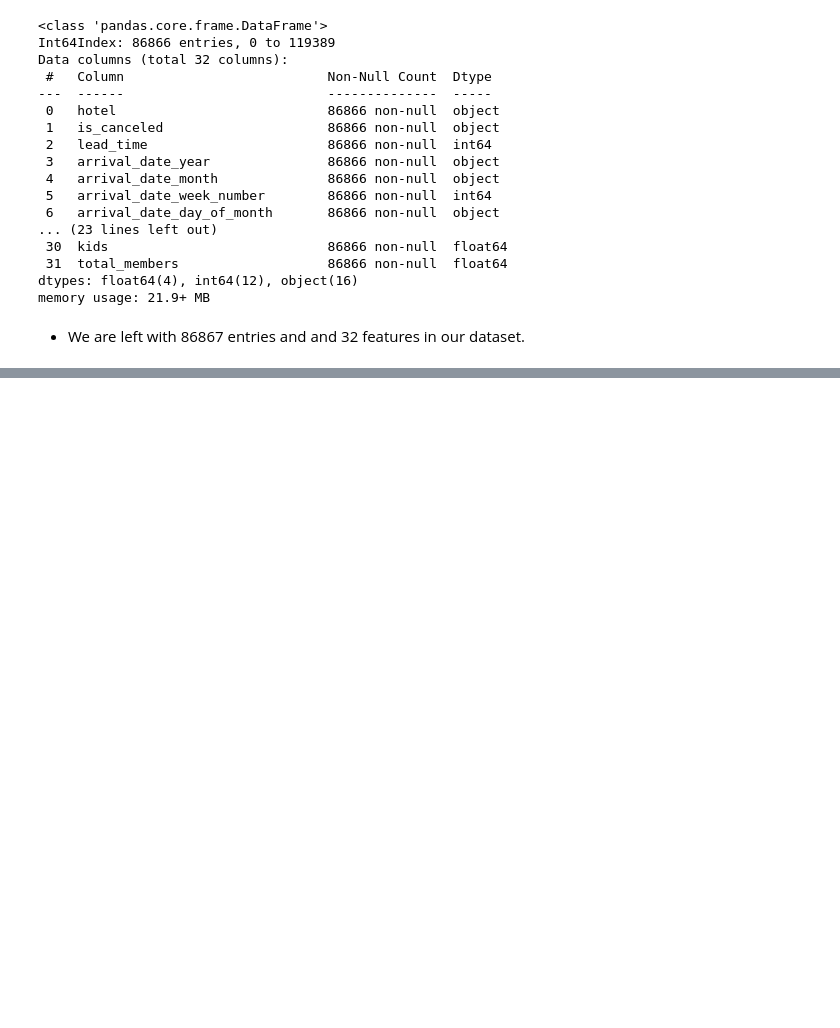
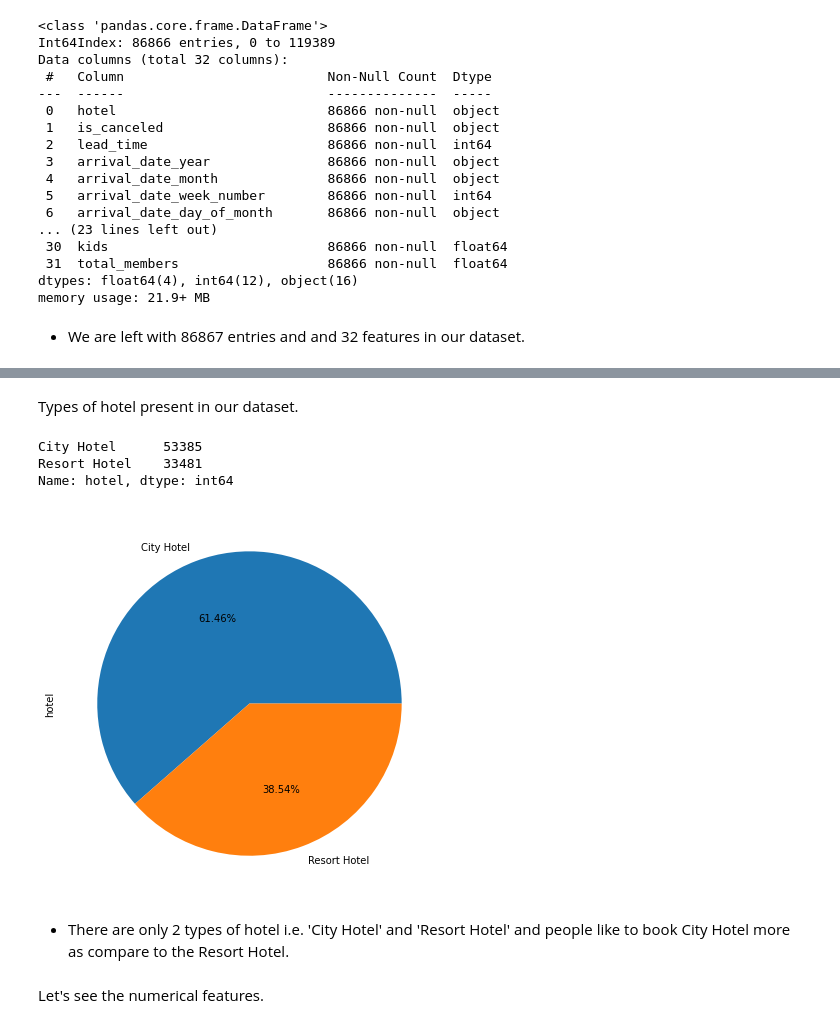
Before and after one commit to B-Murali-Krishna/Hotel-Booking-Analysis---Capstone-Project, a Jupyter notebook: Hotel_Booking_Analysis_Capstone_Project_Final.ipynb, the cells around one changed output, grey strips where cells are left out. Cells and saved outputs as stored; diff of their text form; code cells hidden in the pictures; blank space fills up the shorter version.

```diff
--- a/Hotel_Booking_Analysis_Capstone_Project_Final.ipynb
+++ b/Hotel_Booking_Analysis_Capstone_Project_Final.ipynb
@@ -384,0 +399,19 @@ memory usage: 21.9+ MB
+# %% [markdown]
+Types of hotel present in our dataset.
+# %%
+df['hotel'].value_counts()
+# %% [output]
+City Hotel      53385
+Resort Hotel    33481
+Name: hotel, dtype: int64
+# %%
+fig= plt.figure(figsize=(15,7))
+df['hotel'].value_counts().plot(kind='pie', autopct='%1.2f%%')
+plt.show()
+# %% [output]
+[figure, added]
+# %% [markdown]
+* There are only 2 types of hotel i.e. 'City Hotel' and 'Resort Hotel' and people like to book City Hotel more as compare to the Resort Hotel.
+# %% [markdown]
+
+Let's see the numerical features.
```
Also changed, not shown: parts of 24 cells of this notebook.
